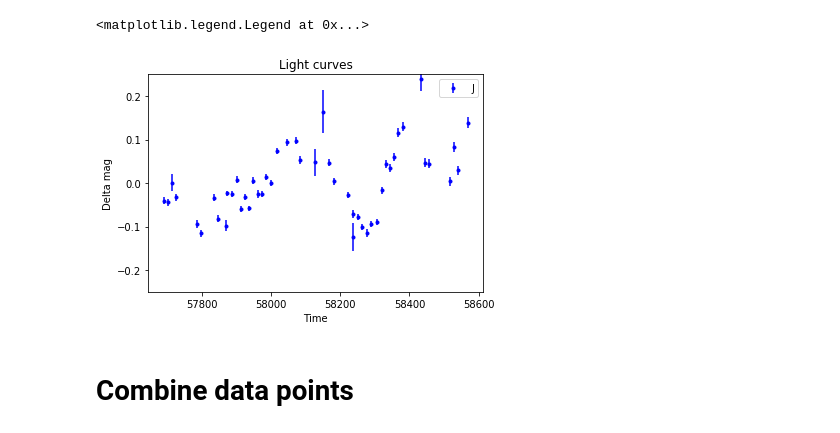
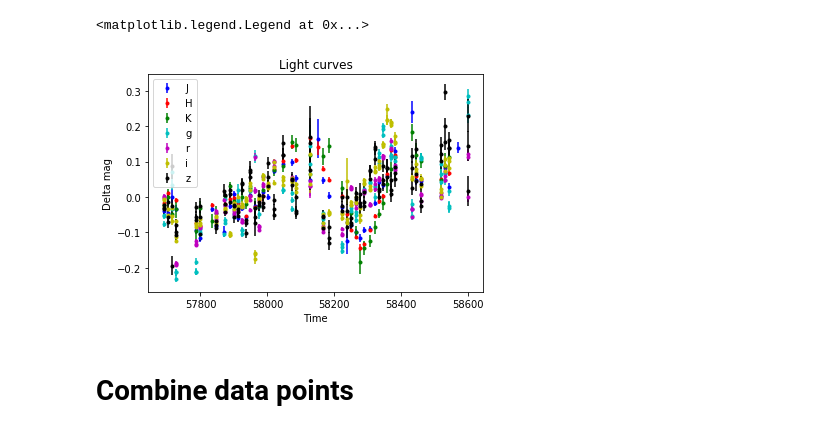
Before and after one commit to MalteBrinch/Master-Thesis-Code, a Jupyter notebook: Data plot.ipynb, the cells around one changed output. Saved outputs shown, nothing was run; the diff lists cells and outputs as text; code cells hidden in the pictures.

```diff
--- a/Data plot.ipynb
+++ b/Data plot.ipynb
@@ -161,21 +206,21 @@ Y_tot= np.concatenate((yJ,yH,yK),axis=None)
 # %%
 plt.errorbar(xJ, yJ, yJerr,fmt='b.',label='J')
-#plt.errorbar(xH, yH, yHerr,fmt='r.',label='H')
-#plt.errorbar(xK, yK, yKerr,fmt='g.',label='K')
-#plt.errorbar(xg, yg, ygerr,fmt='c.',label='g')
-#plt.errorbar(xr, yr, yrerr,fmt='m.',label='r')
-#plt.errorbar(xi, yi, yierr,fmt='y.',label='i')
-#plt.errorbar(xz, yz, yzerr,fmt='k.',label='z')
+plt.errorbar(xH, yH, yHerr,fmt='r.',label='H')
+plt.errorbar(xK, yK, yKerr,fmt='g.',label='K')
+plt.errorbar(xg, yg, ygerr,fmt='c.',label='g')
+plt.errorbar(xr, yr, yrerr,fmt='m.',label='r')
+plt.errorbar(xi, yi, yierr,fmt='y.',label='i')
+plt.errorbar(xz, yz, yzerr,fmt='k.',label='z')
 
-plt.ylim(-0.25,0.25)
+#plt.ylim(-0.25,0.25)
 #plt.xlim(58200,58400)
 plt.title('Light curves')
 plt.xlabel('Time')
 plt.ylabel('Delta mag')
 plt.legend()
 # %% [output]
 <matplotlib.legend.Legend at 0x...>
-[figure, old version]
+[figure, new version]
 # %% [markdown]
 # Combine data points
 # %%
```
Also changed, not shown: parts of 2 cells of this notebook, 6 other files.
